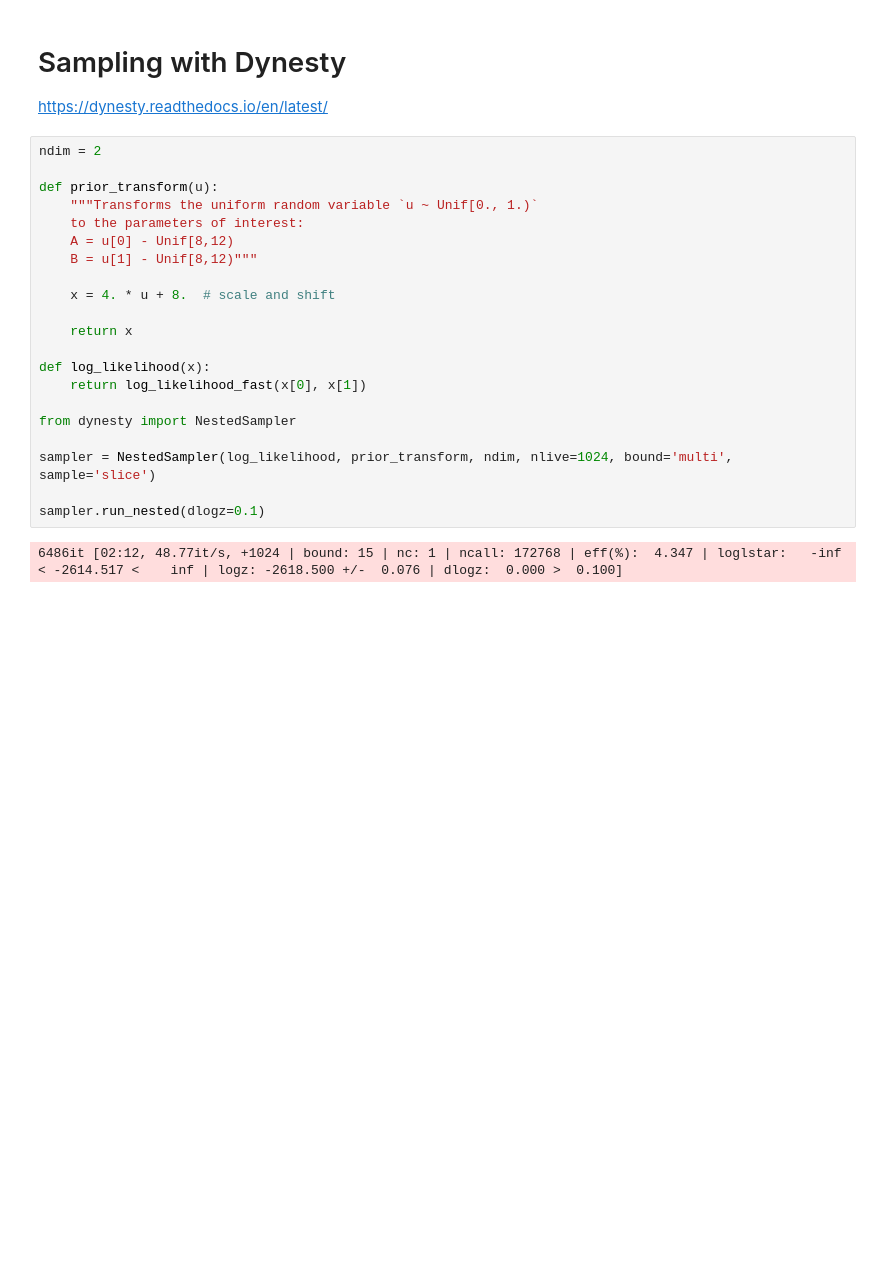
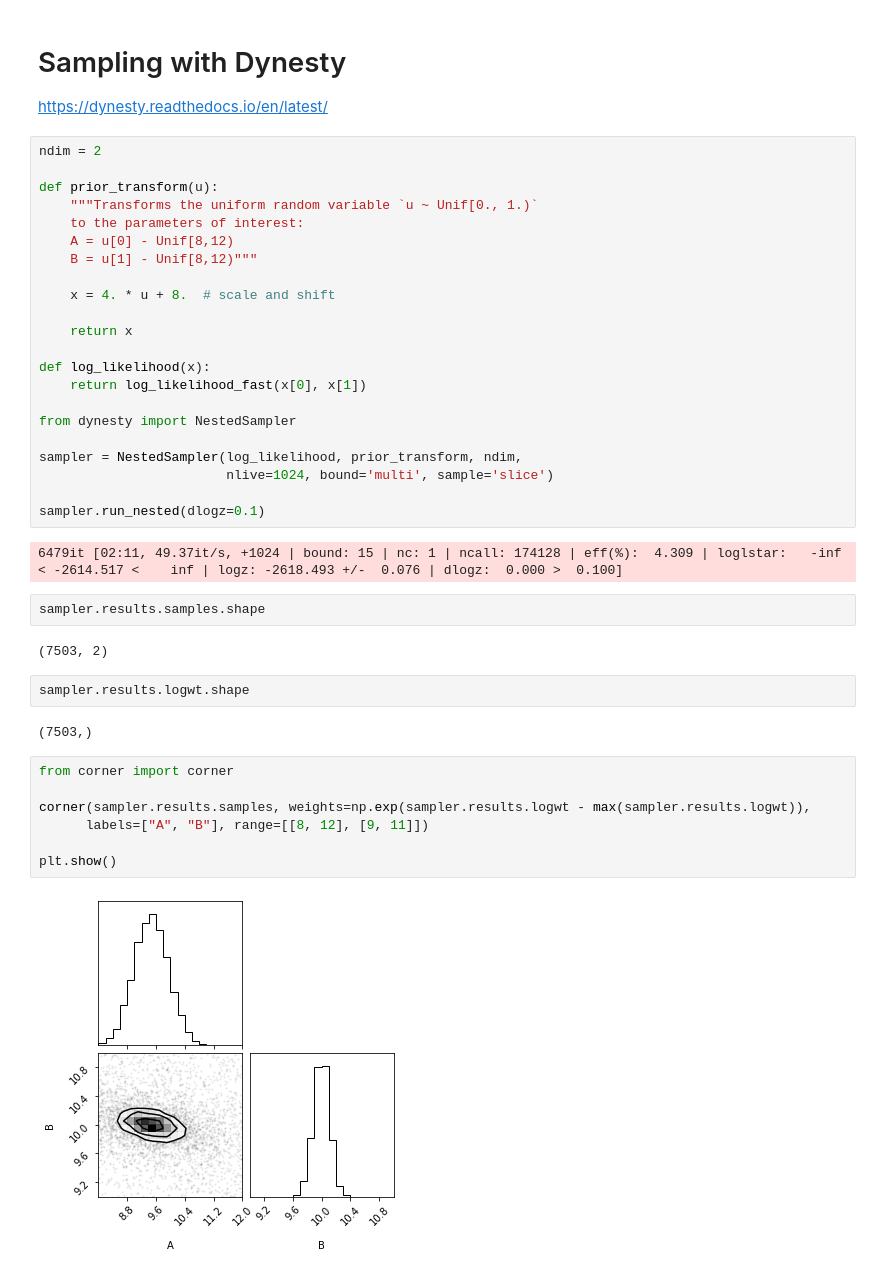
Before and after one commit to cjm96/InferenceScientificDataBinderResources, a Jupyter notebook: GaussianPulse.ipynb, the cells around one changed output. Drawn from its saved outputs; the diff is of its cells as text; blank space fills up the shorter version.

```diff
--- a/GaussianPulse.ipynb
+++ b/GaussianPulse.ipynb
@@ -142,8 +142,26 @@ def log_likelihood(x):
 
 from dynesty import NestedSampler
 
-sampler = NestedSampler(log_likelihood, prior_transform, ndim, nlive=1024, bound='multi', sample='slice')
+sampler = NestedSampler(log_likelihood, prior_transform, ndim,
+                        nlive=1024, bound='multi', sample='slice')
 
 sampler.run_nested(dlogz=0.1)
 # %% [output]
-6486it [02:12, 48.77it/s, +1024 | bound: 15 | nc: 1 | ncall: 172768 | eff(%):  4.347 | loglstar:   -inf < -2614.517 <    inf | logz: -2618.500 +/-  0.076 | dlogz:  0.000 >  0.100]
+6479it [02:11, 49.37it/s, +1024 | bound: 15 | nc: 1 | ncall: 174128 | eff(%):  4.309 | loglstar:   -inf < -2614.517 <    inf | logz: -2618.493 +/-  0.076 | dlogz:  0.000 >  0.100]
+# %%
+sampler.results.samples.shape
+# %% [output]
+(7503, 2)
+# %%
+sampler.results.logwt.shape
+# %% [output]
+(7503,)
+# %%
+from corner import corner
+
+corner(sampler.results.samples, weights=np.exp(sampler.results.logwt - max(sampler.results.logwt)),
+      labels=["A", "B"], range=[[8, 12], [9, 11]])
+
+plt.show()
+# %% [output]
+[figure, added]
```
Also changed, not shown: parts of 3 cells of this notebook, 3 other files.
